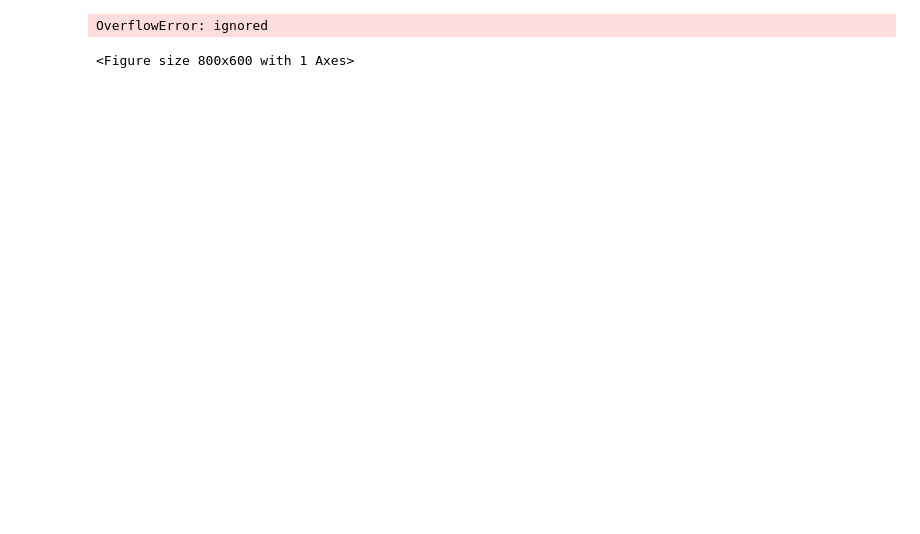
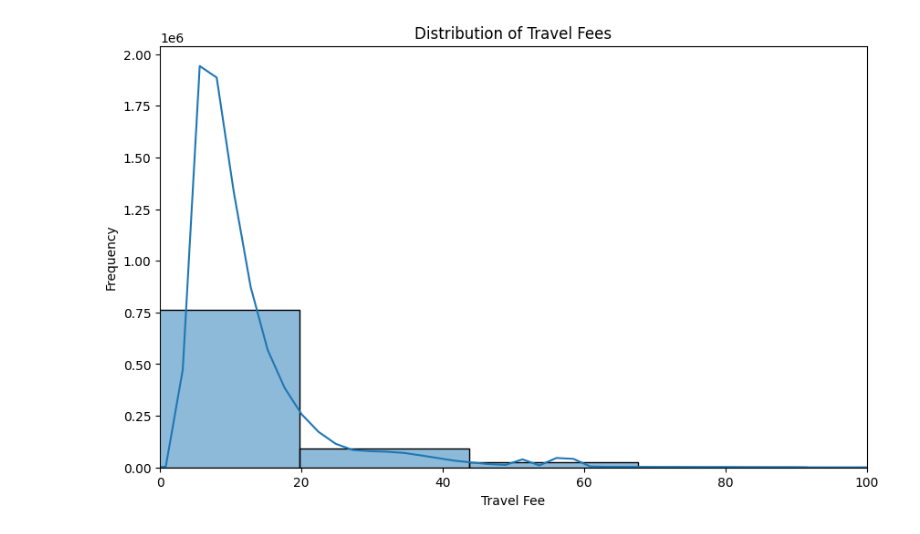
Before and after one commit to StephenSheng1101/DMAsgmnt, a Jupyter notebook: Untitled1.ipynb, the cells around one changed output. Cells and saved outputs as stored; diff of their text form; code cells hidden in the pictures; blank space fills up the shorter version.

```diff
--- a/Untitled1.ipynb
+++ b/Untitled1.ipynb
@@ -97,14 +97,11 @@ plt.show()
-# %%
-train_set['departure_time'] = pd.to_datetime(train_set['departure_time'])
-
-# Create a time series plot
-plt.figure(figsize=(8, 6))
-plt.plot(train_set['departure_time'], train_set['occupancy'], marker='o')
-plt.xlabel('Departure Time')
-plt.ylabel('Occupancy')
-plt.title('Taxi Ride Occupancy Over Time')
-plt.xticks(rotation=45)
-plt.show()
-# %% [output]
-OverflowError: ignored
-<Figure size 800x600 with 1 Axes>
+# %%
+# Diagram 1: Distribution of travel fees
+plt.figure(figsize=(10, 6))
+sns.histplot(data=train_set, x='travel_fee', bins=20, kde=True)
+plt.title('Distribution of Travel Fees')
+plt.xlabel('Travel Fee')
+plt.ylabel('Frequency')
+plt.xlim(0, 100)
+plt.show()
+# %% [output]
+[figure, added]
```
Also changed, not shown: parts of 8 cells of this notebook.
